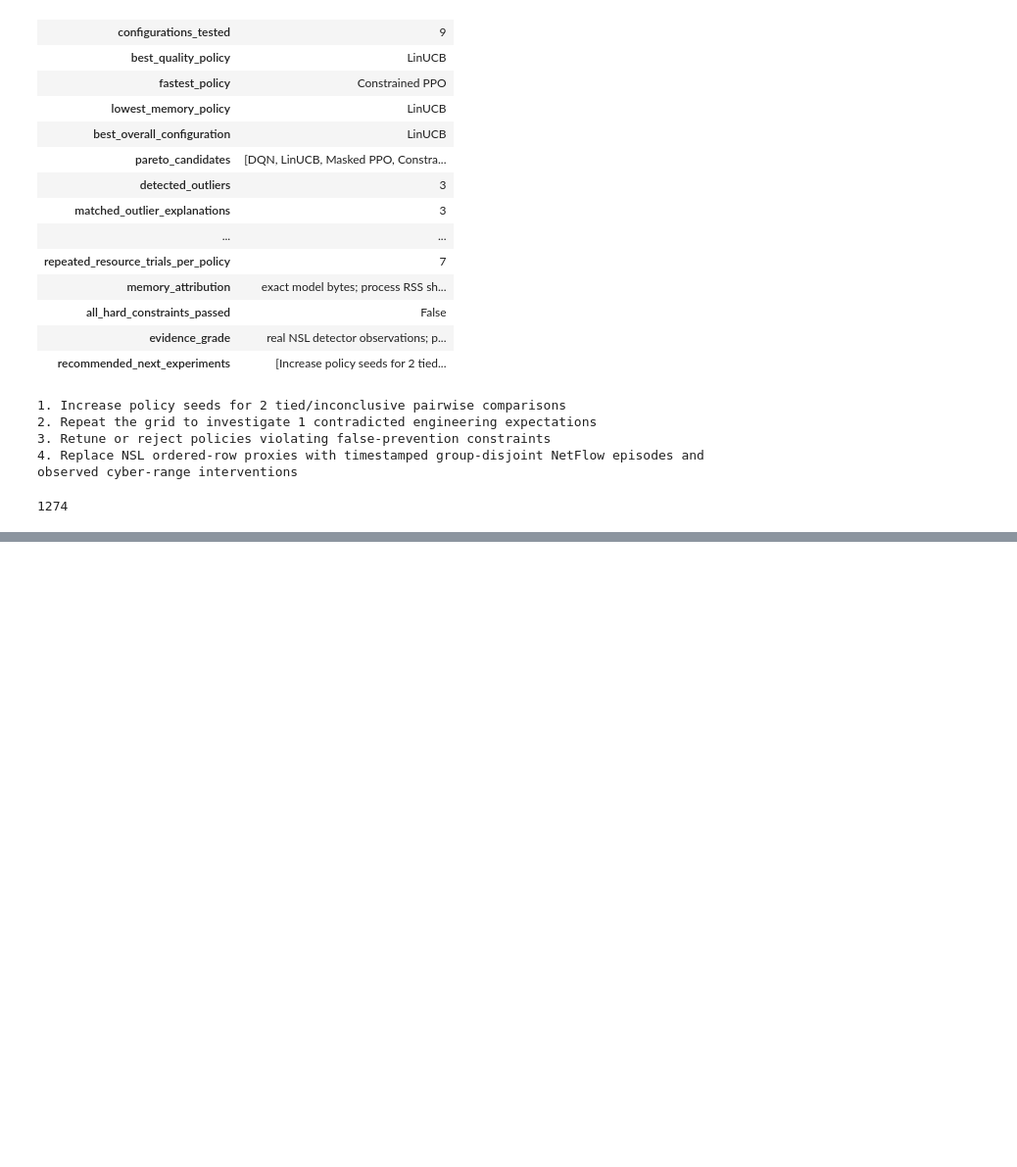
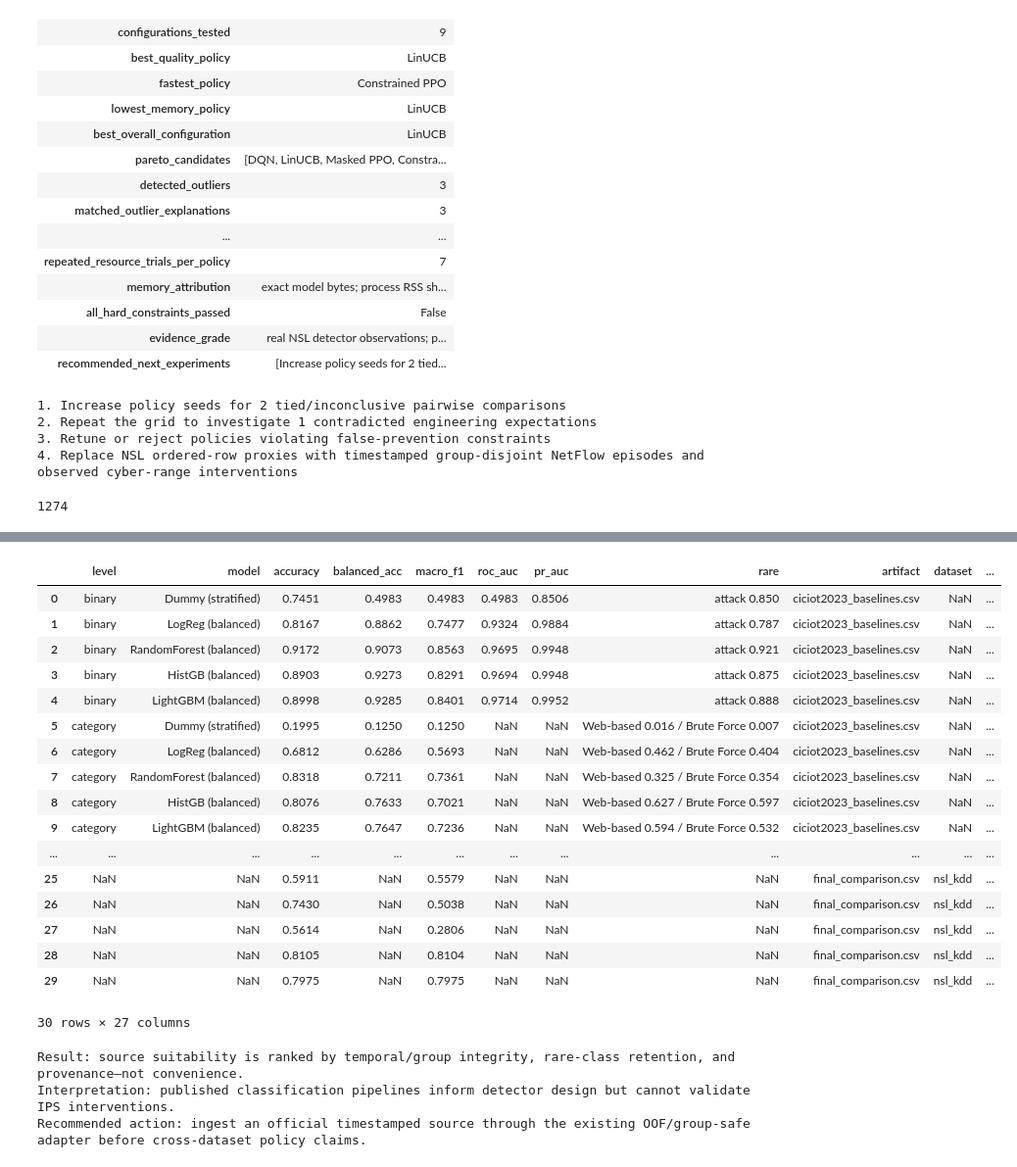
Before and after one commit to gegestalt/kodeRvR, a Jupyter notebook: notebooks/06_adaptive_ips_full_project_lab.ipynb, the cells around one changed output, grey strips where cells are left out. Shown at 98% size. Cells and saved outputs as stored; diff of their text form; code cells hidden in the pictures; blank space fills up the shorter version.

```diff
--- a/notebooks/06_adaptive_ips_full_project_lab.ipynb
+++ b/notebooks/06_adaptive_ips_full_project_lab.ipynb
@@ -1192,0 +1303,18 @@ consolidated.to_csv(analysis_output/'consolidated_model_selection.csv',index=Fal
+# %%
+dataset_source_matrix=pd.DataFrame([
+ {'source':'UNB official CIC catalog','datasets':'CICIoT2023, CICIDS2017, CSE-CIC-IDS2018','temporal_value':'highest when raw timestamps/days retained','rare_class_integrity':'official labels retained','license/provenance':'official citation required','role':'PRIMARY EVIDENCE'},
+ {'source':'Hugging Face CIC-IoT-2023-full','datasets':'38.5M-row Parquet mirror','temporal_value':'random_3way split is not temporal evidence','rare_class_integrity':'inspect against official counts','license/provenance':'CC BY 4.0 card; verify hashes','role':'DEVELOPMENT MIRROR'},
+ {'source':'Kaggle CIC-IDS Collection','datasets':'CIC17/18, DoS17, DDoS19 harmonized','temporal_value':'depends on retained source/day fields','rare_class_integrity':'inspect cleanup decisions','license/provenance':'CC BY-NC-SA 4.0 derivative','role':'CROSS-DATASET SENSITIVITY'},
+ {'source':'Kaggle cleaned CICIDS2017','datasets':'717MB, 53 columns','temporal_value':'preprocessing may erase chronology','rare_class_integrity':'Heartbleed/Infiltration removed','license/provenance':'derivative notebook/repository','role':'NOT PRIMARY EVIDENCE'},
+ {'source':'Local official NSL-KDD','datasets':'125,973 train / 22,544 test','temporal_value':'none—ordered-row proxy only','rare_class_integrity':'R2L/U2R retained','license/provenance':'verified hashes in SOURCE.md','role':'CURRENT REAL DETECTOR EVIDENCE'}])
+display(dataset_source_matrix)
+classification_files=[REPO/'results'/'ciciot2023_baselines.csv',REPO/'results'/'final_comparison.csv']; classification_rows=[]
+for result_file in classification_files:
+    if result_file.exists():
+        frame=pd.read_csv(result_file); frame['artifact']=result_file.name; classification_rows.append(frame)
+classification_artifacts=pd.concat(classification_rows,ignore_index=True,sort=False) if classification_rows else pd.DataFrame({'status':['no saved classification artifacts']})
+display(classification_artifacts.head(30).round(4))
+print('Result: source suitability is ranked by temporal/group integrity, rare-class retention, and provenance—not convenience.')
+print('Interpretation: published classification pipelines inform detector design but cannot validate IPS interventions.')
+print('Recommended action: ingest an official timestamped source through the existing OOF/group-safe adapter before cross-dataset policy claims.')
+# %% [output]
@@ -1192,0 +1327,21 @@ consolidated.to_csv(analysis_output/'consolidated_model_selection.csv',index=Fal
+|  | level | model | accuracy | balanced_acc | macro_f1 | roc_auc | pr_auc | rare | artifact | dataset | ... |
+| 0 | binary | Dummy (stratified) | 0.7451 | 0.4983 | 0.4983 | 0.4983 | 0.8506 | attack 0.850 | ciciot2023_baselines.csv | NaN | ... |
+| 1 | binary | LogReg (balanced) | 0.8167 | 0.8862 | 0.7477 | 0.9324 | 0.9884 | attack 0.787 | ciciot2023_baselines.csv | NaN | ... |
+| 2 | binary | RandomForest (balanced) | 0.9172 | 0.9073 | 0.8563 | 0.9695 | 0.9948 | attack 0.921 | ciciot2023_baselines.csv | NaN | ... |
+| 3 | binary | HistGB (balanced) | 0.8903 | 0.9273 | 0.8291 | 0.9694 | 0.9948 | attack 0.875 | ciciot2023_baselines.csv | NaN | ... |
+| 4 | binary | LightGBM (balanced) | 0.8998 | 0.9285 | 0.8401 | 0.9714 | 0.9952 | attack 0.888 | ciciot2023_baselines.csv | NaN | ... |
+| 5 | category | Dummy (stratified) | 0.1995 | 0.1250 | 0.1250 | NaN | NaN | Web-based 0.016 / Brute Force 0.007 | ciciot2023_baselines.csv | NaN | ... |
+| 6 | category | LogReg (balanced) | 0.6812 | 0.6286 | 0.5693 | NaN | NaN | Web-based 0.462 / Brute Force 0.404 | ciciot2023_baselines.csv | NaN | ... |
+| 7 | category | RandomForest (balanced) | 0.8318 | 0.7211 | 0.7361 | NaN | NaN | Web-based 0.325 / Brute Force 0.354 | ciciot2023_baselines.csv | NaN | ... |
+| 8 | category | HistGB (balanced) | 0.8076 | 0.7633 | 0.7021 | NaN | NaN | Web-based 0.627 / Brute Force 0.597 | ciciot2023_baselines.csv | NaN | ... |
+| 9 | category | LightGBM (balanced) | 0.8235 | 0.7647 | 0.7236 | NaN | NaN | Web-based 0.594 / Brute Force 0.532 | ciciot2023_baselines.csv | NaN | ... |
+| ... | ... | ... | ... | ... | ... | ... | ... | ... | ... | ... | ... |
+| 25 | NaN | NaN | 0.5911 | NaN | 0.5579 | NaN | NaN | NaN | final_comparison.csv | nsl_kdd | ... |
+| 26 | NaN | NaN | 0.7430 | NaN | 0.5038 | NaN | NaN | NaN | final_comparison.csv | nsl_kdd | ... |
+| 27 | NaN | NaN | 0.5614 | NaN | 0.2806 | NaN | NaN | NaN | final_comparison.csv | nsl_kdd | ... |
+| 28 | NaN | NaN | 0.8105 | NaN | 0.8104 | NaN | NaN | NaN | final_comparison.csv | nsl_kdd | ... |
+| 29 | NaN | NaN | 0.7975 | NaN | 0.7975 | NaN | NaN | NaN | final_comparison.csv | nsl_kdd | ... |
+30 rows × 27 columns
+Result: source suitability is ranked by temporal/group integrity, rare-class retention, and provenance—not convenience.
+Interpretation: published classification pipelines inform detector design but cannot validate IPS interventions.
+Recommended action: ingest an official timestamped source through the existing OOF/group-safe adapter before cross-dataset policy claims.
```
Also changed, not shown: parts of 32 cells of this notebook, 26 other files.
